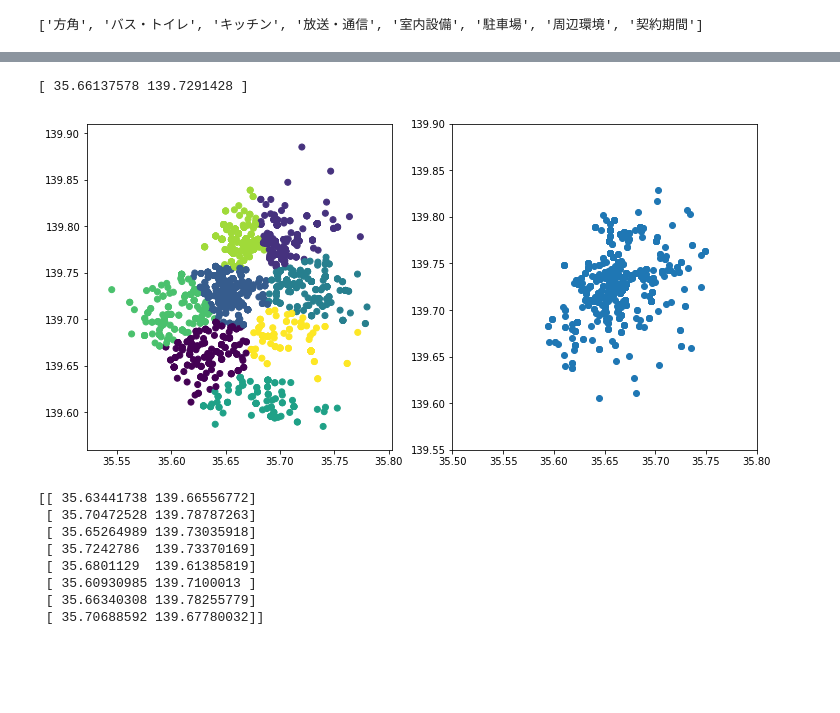
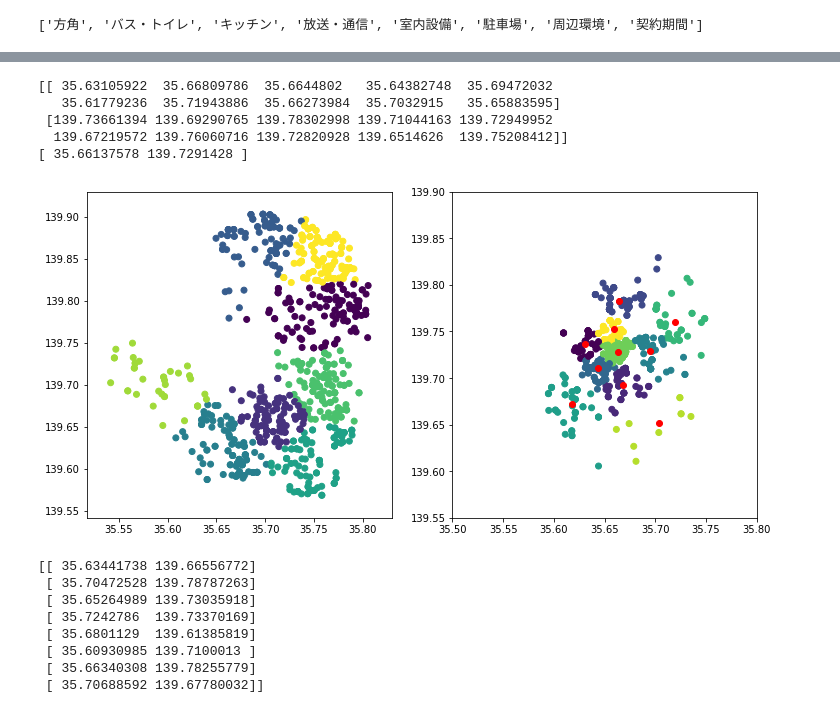
Before and after one commit to MosasoM/mynavi, a Jupyter notebook: mynavi_datavis.ipynb, the cells around one changed output, grey strips where cells are left out. Drawn from its saved outputs; the diff is of its cells as text; code cells hidden in the pictures; blank space fills up the shorter version.

```diff
--- a/mynavi_datavis.ipynb
+++ b/mynavi_datavis.ipynb
@@ -168,3 +199,34 @@ for col in train.columns:
 print(d)
 # %% [output]
 ['方角', 'バス・トイレ', 'キッチン', '放送・通信', '室内設備', '駐車場', '周辺環境', '契約期間']
+# %%
+fig = plt.figure(figsize=(12,6))
+train_heigh=train.dropna(subset=["周辺環境"])
+ido = train_heigh["ido"].values
+keido = train_heigh["keido"].values
+x = [0 for i in range(len(ido))]
+y = [0 for i in range(len(ido))]
+hoge = []
+for i in range(len(ido)):
+#     a,b = calc_xy(ido[i],keido[i], 35.681236,139.767125)
+    a,b = ido[i],keido[i]
+    x[i] = a
+    y[i] = b
+    hoge.append([a,b])
+ax = fig.add_subplot(1,2,1)
+ax.scatter(x,y)
+
+train_heigh=train
+ido = train_heigh["ido"].values
+keido = train_heigh["keido"].values
+x = [0 for i in range(len(ido))]
+y = [0 for i in range(len(ido))]
+hoge = []
+for i in range(len(ido)):
+#     a,b = calc_xy(ido[i],keido[i], 35.681236,139.767125)
+    a,b = ido[i],keido[i]
+    x[i] = a
+    y[i] = b
+    hoge.append([a,b])
+ax = fig.add_subplot(1,2,2)
+ax.scatter(x,y)
@@ -173,7 +238,7 @@ from sklearn.cluster import KMeans
 fig = plt.figure(figsize=(12,6))
 
 kmeans = KMeans(n_clusters=8,random_state=7777)
-train_heigh=train.query("200000<賃料<300000")
+train_heigh=train.query("0<賃料<50000")
 ido = train_heigh["ido"].values
 keido = train_heigh["keido"].values
 x = [0 for i in range(len(ido))]
@@ -189,35 +254,45 @@ ax = fig.add_subplot(1,2,1)
 kmeans.fit(hoge)
 # ax.scatter(x,y,c=train_heigh["賃料"].values,cmap="jet")
 ax.scatter(x,y,c=kmeans.labels_)
 
 train_heigh=train.query("300000<賃料")
+kmeans = KMeans(n_clusters=10,random_state=7777)
 ido = train_heigh["ido"].values
 keido = train_heigh["keido"].values
 hoge = []
 x = [0 for i in range(len(ido))]
 y = [0 for i in range(len(ido))]
 for i in range(len(ido)):
 #     a,b = calc_xy(ido[i],keido[i], 35.681236,139.767125)
     a,b = ido[i],keido[i]
     x[i] = a
     y[i] = b
     hoge.append([a,b])
 ax = fig.add_subplot(1,2,2)
+kmeans.fit(hoge)
 # ax.scatter(x,y,c=train_heigh["賃料"].values,cmap="jet")
 center = np.average(hoge,axis=0,weights=train_heigh["賃料"].values)
-ax.scatter(x,y)
+ax.scatter(x,y,c=kmeans.labels_)
+# ax.scatter(center[0],center[1],c="red")
+ax.scatter(kmeans.cluster_centers_.T[0],kmeans.cluster_centers_.T[1],c="red")
+print(kmeans.cluster_centers_.T)
 
 
 # ax.set_xlim(-18000,18000)
 # ax.set_ylim(-18000,18000)
 
 ax.set_xlim(35.5,35.8)
 ax.set_ylim(139.55,139.9)
 
+
 print(center)
 # %% [output]
+[[ 35.63105922  35.66809786  35.6644802   35.64382748  35.69472032
+   35.61779236  35.71943886  35.66273984  35.7032915   35.65883595]
+ [139.73661394 139.69290765 139.78302998 139.71044163 139.72949952
+  139.67219572 139.76060716 139.72820928 139.6514626  139.75208412]]
 [ 35.66137578 139.7291428 ]
-[figure, old version]
+[figure, new version]
 # %%
 print(kmeans.cluster_centers_)
 # %% [output]
```
Also changed, not shown: parts of 3 cells of this notebook, 14 other files.
